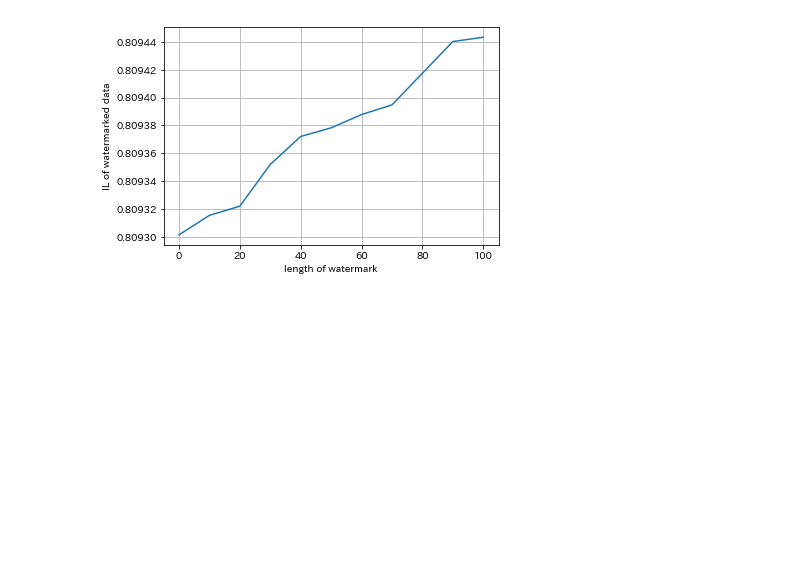
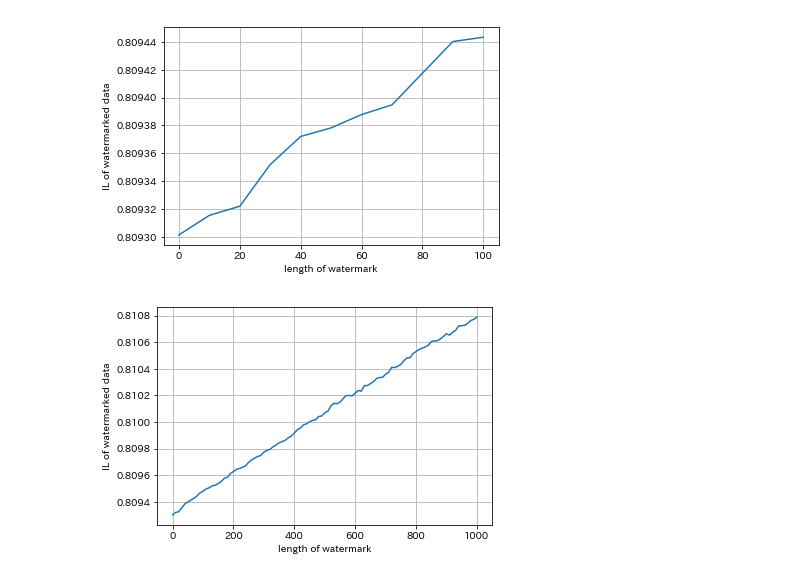
Before and after one commit to yuta1331/watermark, a Jupyter notebook: jupyter/IL_evaluation.ipynb, the cells around one changed output. Drawn from its saved outputs; the diff is of its cells as text; code cells hidden in the pictures; blank space fills up the shorter version.

```diff
--- a/jupyter/IL_evaluation.ipynb
+++ b/jupyter/IL_evaluation.ipynb
@@ -29,3 +28,7 @@ import sys
 IL_show_from_pickle('../result/IL_results100.pkl')
 # %% [output]
 [figure]
+# %%
+IL_show_from_pickle('../result/IL_results1000.pkl')
+# %% [output]
+[figure, added]
```
Also changed, not shown: parts of 1 cell of this notebook, 5 other files.
